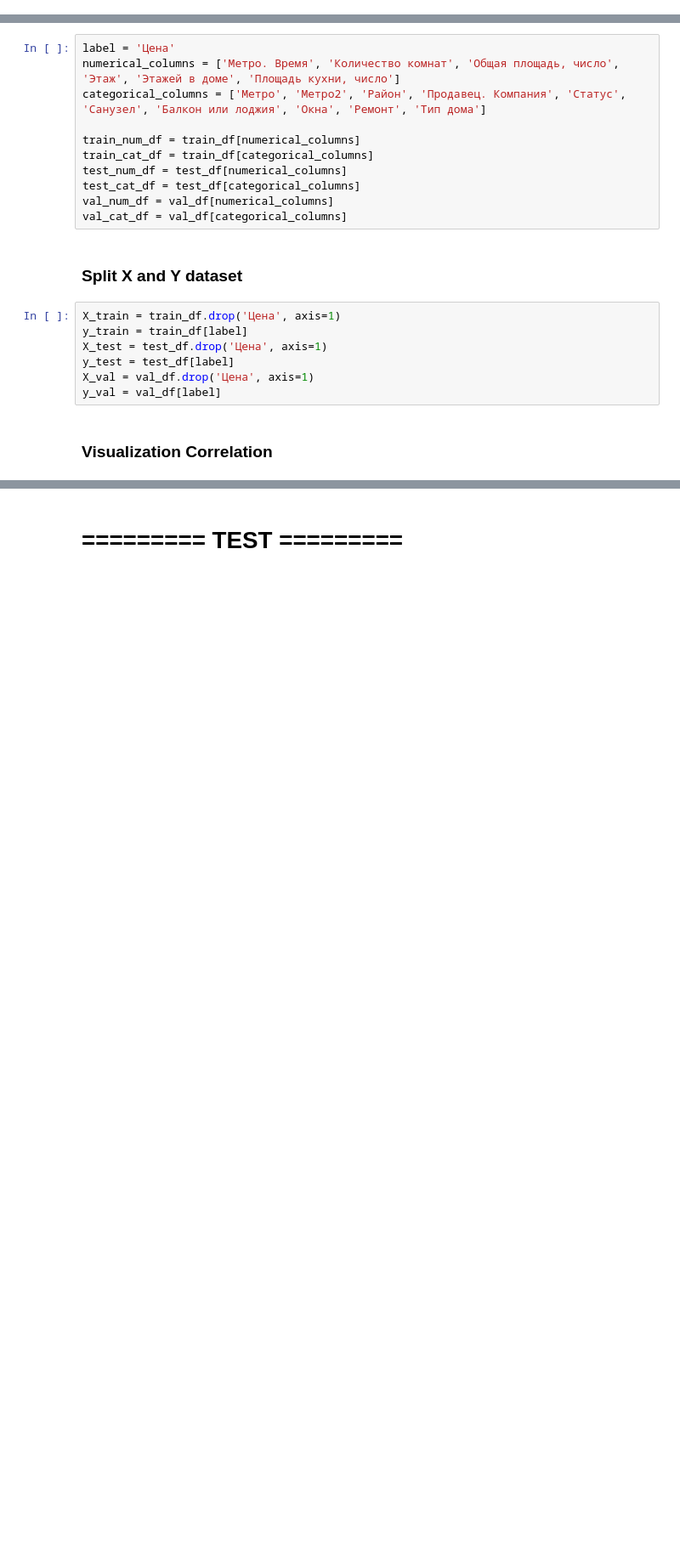
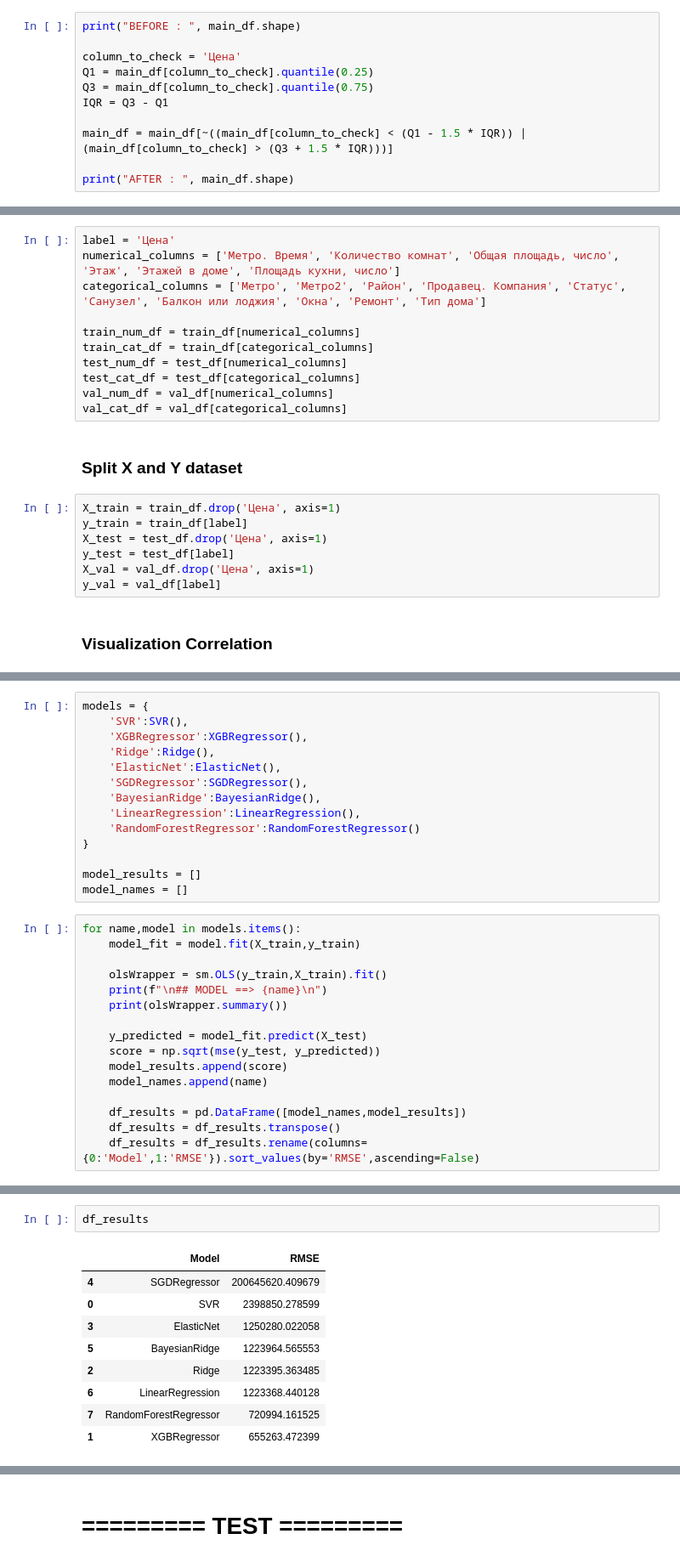
Before and after one commit to kuldii/avito_project, a Jupyter notebook: main.ipynb, the cells around one changed output, grey strips where cells are left out. Shown at 85% size. Cells and saved outputs as stored; diff of their text form; blank space fills up the shorter version.

Commit message:
feat: train with many regressor

```diff
--- a/main.ipynb
+++ b/main.ipynb
@@ -202,0 +223,11 @@ main_df[preprocessing_categorical_columns].head()
+# %%
+print("BEFORE : ", main_df.shape)
+
+column_to_check = 'Цена'
+Q1 = main_df[column_to_check].quantile(0.25)
+Q3 = main_df[column_to_check].quantile(0.75)
+IQR = Q3 - Q1
+
+main_df = main_df[~((main_df[column_to_check] < (Q1 - 1.5 * IQR)) | (main_df[column_to_check] > (Q3 + 1.5 * IQR)))]
+
+print("AFTER : ", main_df.shape)
@@ -250,0 +300,30 @@ plt.show()
+# %%
+models = {
+    'SVR':SVR(),
+    'XGBRegressor':XGBRegressor(),
+    'Ridge':Ridge(),
+    'ElasticNet':ElasticNet(),
+    'SGDRegressor':SGDRegressor(),
+    'BayesianRidge':BayesianRidge(),
+    'LinearRegression':LinearRegression(),
+    'RandomForestRegressor':RandomForestRegressor()
+}
+
+model_results = []
+model_names = []
+# %%
+for name,model in models.items():
+    model_fit = model.fit(X_train,y_train)
+
+    olsWrapper = sm.OLS(y_train,X_train).fit()
+    print(f"\n## MODEL ==> {name}\n")
+    print(olsWrapper.summary())
+
+    y_predicted = model_fit.predict(X_test)
+    score = np.sqrt(mse(y_test, y_predicted))
+    model_results.append(score)
+    model_names.append(name)
+
+    df_results = pd.DataFrame([model_names,model_results])
+    df_results = df_results.transpose()
+    df_results = df_results.rename(columns={0:'Model',1:'RMSE'}).sort_values(by='RMSE',ascending=False)
@@ -250,0 +348,12 @@ plt.show()
+# %%
+df_results
+# %% [output]
+|  | Model | RMSE |
+| 4 | SGDRegressor | 200645620.409679 |
+| 0 | SVR | 2398850.278599 |
+| 3 | ElasticNet | 1250280.022058 |
+| 5 | BayesianRidge | 1223964.565553 |
+| 2 | Ridge | 1223395.363485 |
+| 6 | LinearRegression | 1223368.440128 |
+| 7 | RandomForestRegressor | 720994.161525 |
+| 1 | XGBRegressor | 655263.472399 |
```
Also changed, not shown: parts of 31 cells of this notebook.
